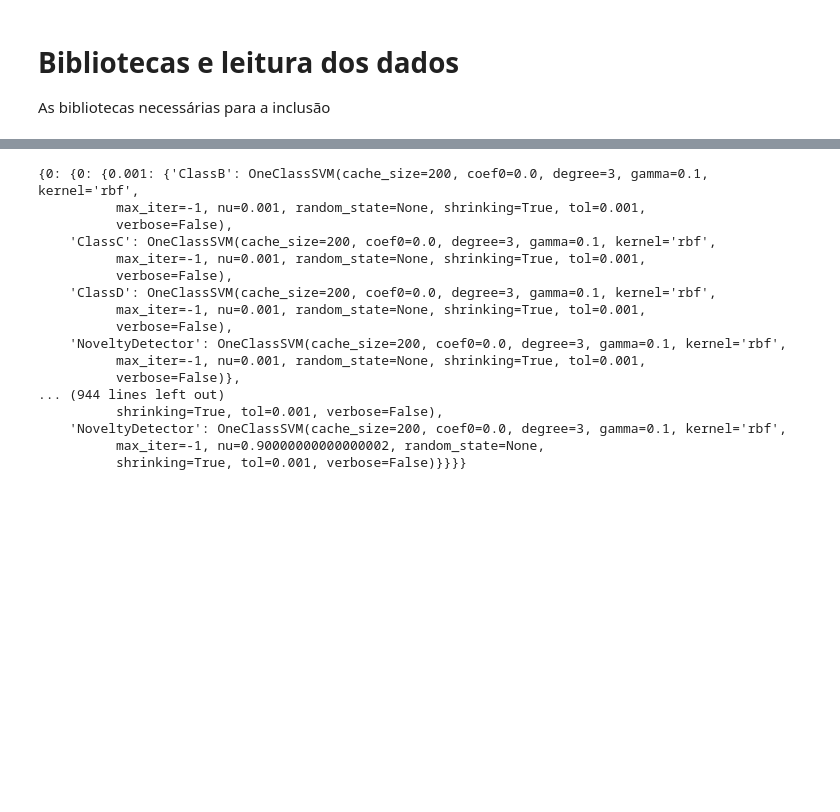
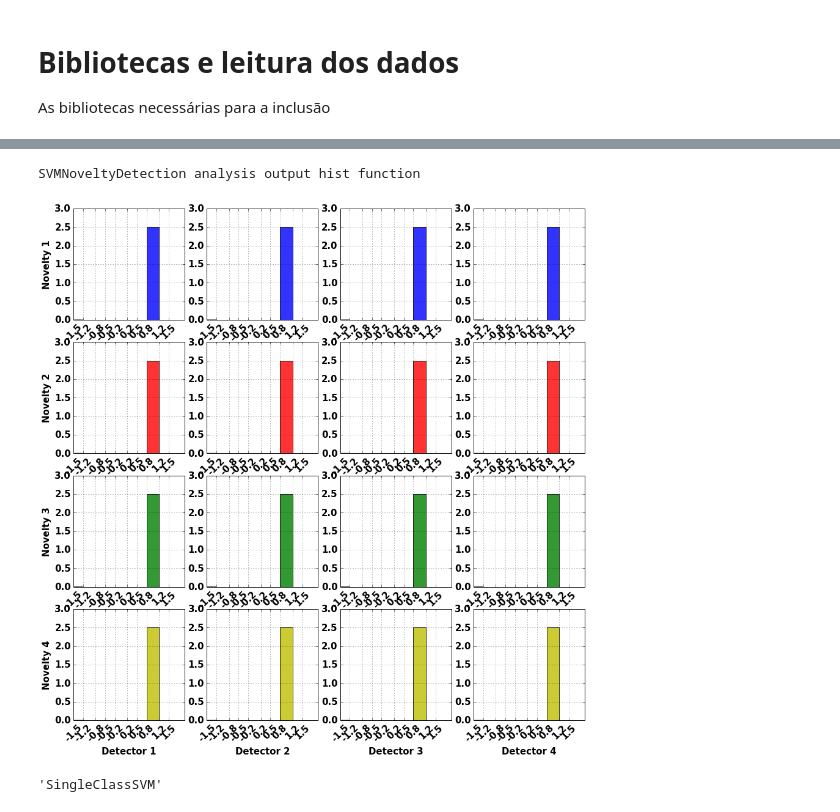
Before and after one commit to natmourajr/SonarAnalysis, a Jupyter notebook: Packages/NoveltyDetection/SingleClassSVM/SingleClassSVM.ipynb, the cells around one changed output, grey strips where cells are left out. Drawn from its saved outputs; the diff is of its cells as text; code cells hidden in the pictures; blank space fills up the shorter version.

Commit message:
new NoveltyDetection Paradigm

```diff
--- a/Packages/NoveltyDetection/SingleClassSVM/SingleClassSVM.ipynb
+++ b/Packages/NoveltyDetection/SingleClassSVM/SingleClassSVM.ipynb
@@ -62,17 +13,0 @@ Os dados encontram-se no formato do matlab, para isso precisam ser processados p
-# %%
-# Process data...
-# create a full data vector
-all_data = {};
-all_trgt = {};
-
-for iclass, class_label in enumerate(class_labels):
-    for irun in range(len(data[iclass])):
-        if len(all_data) == 0:
-            all_data = data[iclass][irun]['Signal']
-            all_trgt = (iclass)*np.ones(data[iclass][irun]['Signal'].shape[1])
-        else:
-            all_data = np.append(all_data,data[iclass][irun]['Signal'],axis=1)
-            all_trgt = np.append(all_trgt,(iclass)*np.ones(data[iclass][irun]
-                                                           ['Signal'].shape[1]),axis=0)
-
-all_data = all_data.transpose()
@@ -603,20 +139,24 @@ error: Error -5 while decompressing data: incomplete or truncated stream
-# %%
-classifiers
-# %% [output]
-{0: {0: {0.001: {'ClassB': OneClassSVM(cache_size=200, coef0=0.0, degree=3, gamma=0.1, kernel='rbf',
-          max_iter=-1, nu=0.001, random_state=None, shrinking=True, tol=0.001,
-          verbose=False),
-    'ClassC': OneClassSVM(cache_size=200, coef0=0.0, degree=3, gamma=0.1, kernel='rbf',
-          max_iter=-1, nu=0.001, random_state=None, shrinking=True, tol=0.001,
-          verbose=False),
-    'ClassD': OneClassSVM(cache_size=200, coef0=0.0, degree=3, gamma=0.1, kernel='rbf',
-          max_iter=-1, nu=0.001, random_state=None, shrinking=True, tol=0.001,
-          verbose=False),
-    'NoveltyDetector': OneClassSVM(cache_size=200, coef0=0.0, degree=3, gamma=0.1, kernel='rbf',
-          max_iter=-1, nu=0.001, random_state=None, shrinking=True, tol=0.001,
-          verbose=False)},
-... (944 lines left out)
-          shrinking=True, tol=0.001, verbose=False),
-    'NoveltyDetector': OneClassSVM(cache_size=200, coef0=0.0, degree=3, gamma=0.1, kernel='rbf',
-          max_iter=-1, nu=0.90000000000000002, random_state=None,
-          shrinking=True, tol=0.001, verbose=False)}}}}
+# %%
+from Functions import NoveltyDetectionAnalysis as novelty_detection
+obj = novelty_detection.SVMNoveltyDetection(name=analysis_name,
+                                           preproc_path=files_results_path,
+                                           train_path=files_results_path,
+                                           anal_path=files_results_path)
+date = '2017_07_11_19_20_57'
+obj.trn_info = novelty_detection.TrnInformation(date=date, n_folds=4)
+obj.trn_info.SplitTrainSet(all_trgt)
+
+#obj.trn_info.Print()
+
+#[data_proc, trgt_proc] = obj.preprocess(all_data,trgt_sparse,novelty_class=0,trn_info=obj.trn_info,fold=0)
+#svm_obj = obj.train(all_data,trgt_sparse, novelty_class=3, nu_value=0.1, trn_info=obj.trn_info, fold=0)
+
+obj.analysis_output_hist(all_data, trgt_sparse, trn_info=obj.trn_info, nu_value=0.01, fold=1)
+#obj.analysis_nu_sweep(all_data, trgt_sparse, obj.trn_info, min_nu=0.01, max_nu=0.1, nu_step=0.01)
+# %% [output]
+SVMNoveltyDetection analysis output hist function
+[figure, added]
+# %%
+obj.name
+# %% [output]
+'SingleClassSVM'
```
Also changed, not shown: parts of 11 cells of this notebook, 5 other files.
